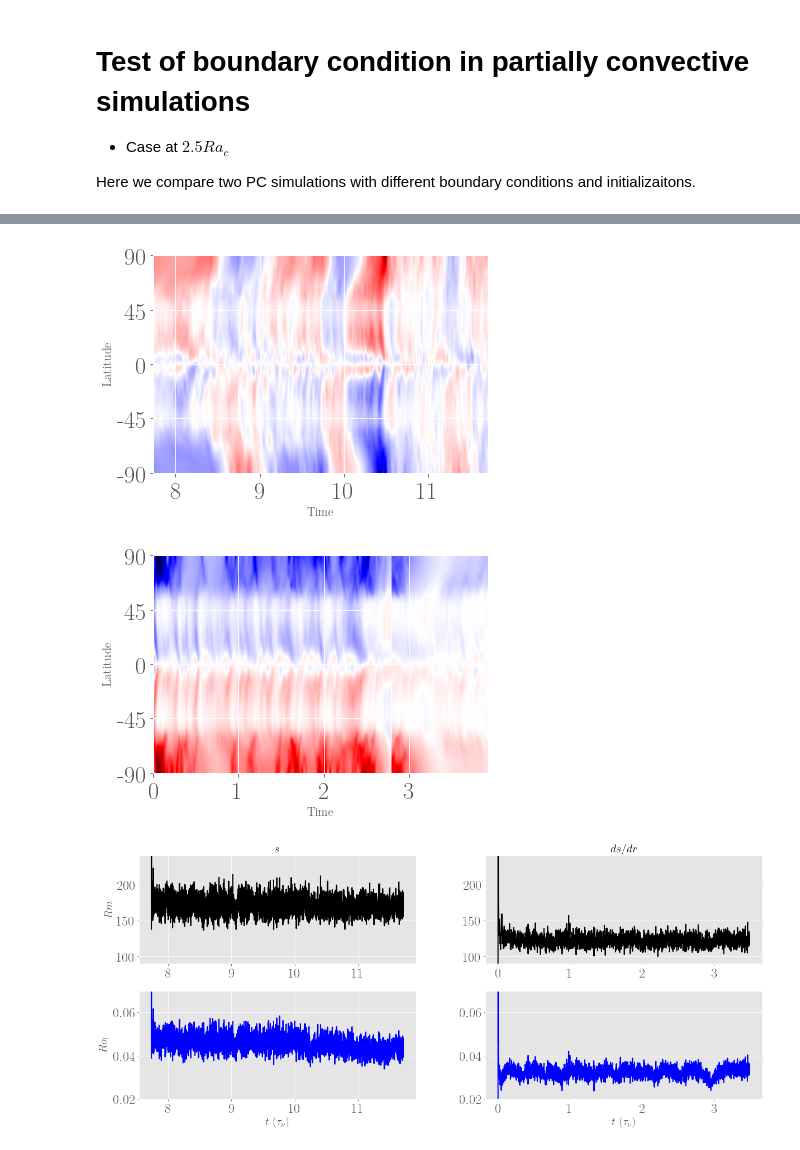
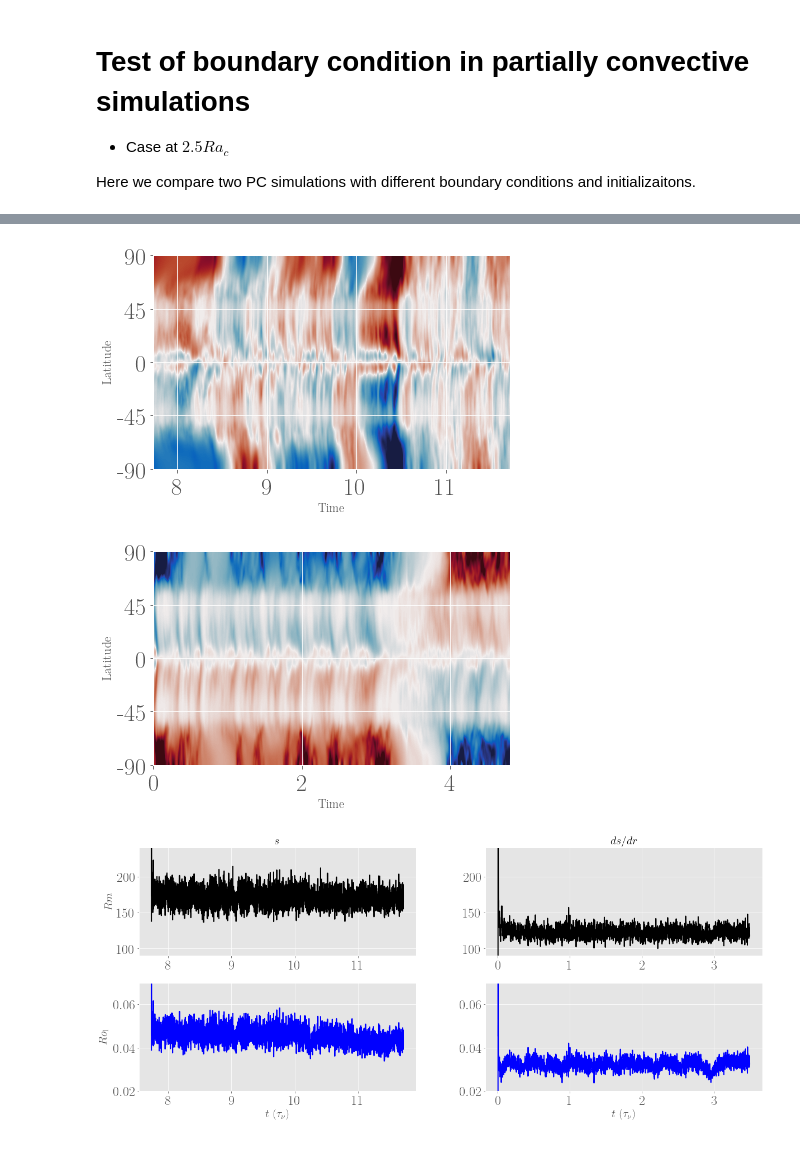
Before and after one commit to bzaire/Report_Sims, a Jupyter notebook: notebook3_2.ipynb, the cells around one changed output, grey strips where cells are left out. Saved outputs shown, nothing was run; the diff lists cells and outputs as text; code cells hidden in the pictures.

```diff
--- a/notebook3_2.ipynb
+++ b/notebook3_2.ipynb
@@ -4,10 +4,14 @@
 
 Here we compare two PC simulations with different boundary conditions and  initializaitons.
 # %%
-# Define paths of simulations to be compared
+#Paths for simulations and for the folder to store figures
+FIGS_DIR = "/Volumes/LaCie/Report_Sims/figs/"
 WORK_DIR = "/Volumes/LaCie/Simulations/mhd/"
+
 PATH1 = WORK_DIR + "Nr15Ek5Ra7dS200Pm5_bs" # Simulation with boundary condition S
 PATH2 = WORK_DIR + "Nr15Ek5Ra7dS200Pm5_bdsdr_init0" # Simulation with boundary condition ds/dr
+
+FIGNAME1 = 'PC_butterfly_'
 # %%
 # Read simulations' data
 os.chdir(PATH1)
@@ -36,26 +40,35 @@ ax[1].set_ylim((0.,1.))
 # %%
+import cmocean
+
 os.chdir(PATH1)
 b1 = Butterfly(file='Br_R=C1_mov.16', step=1, iplot=False)
 b2 = Butterfly(file='Br_R=C1_mov.17', step=1, iplot=False)
 b3 = Butterfly(file='Br_R=C1_mov.18', step=1, iplot=False)
 b4 = Butterfly(file='Br_R=C1_mov.19', step=1, iplot=False)
 b5 = Butterfly(file='Br_R=C1_mov.20', step=1, iplot=False)
 b6 = Butterfly(file='Br_R=C1_mov.21', step=1, iplot=False)
 b = b1 + b2 + b3 + b4 + b5 + b6
-b.plot(levels=33, cm='seismic', cut=0.6)
+b.plot(levels=33, cm=cmocean.cm.balance, cut=0.2)
+os.chdir(FIGS_DIR)
+plt.tight_layout()
+plt.savefig(FIGNAME1+'bs.png', dpi=100, transparent=True)
 
 os.chdir(PATH2)
 b1 = Butterfly(file='Br_R=C1_mov.1', step=1, iplot=False)
 b2 = Butterfly(file='Br_R=C1_mov.2', step=1, iplot=False)
 b3 = Butterfly(file='Br_R=C1_mov.3', step=1, iplot=False)
 b4 = Butterfly(file='Br_R=C1_mov.4', step=1, iplot=False)
 b5 = Butterfly(file='Br_R=C1_mov.5', step=1, iplot=False)
 b6 = Butterfly(file='Br_R=C1_mov.6', step=1, iplot=False)
-b = b1 + b2 + b3 + b4 + b5 + b6
-b.plot(levels=33, cm='seismic', cut=0.6)
+b7 = Butterfly(file='Br_R=C1_mov.7', step=1, iplot=False)
+b = b1 + b2 + b3 + b4 + b5 + b7
+b.plot(levels=33, cm=cmocean.cm.balance, cut=0.35)
+os.chdir(FIGS_DIR)
+plt.tight_layout()
+plt.savefig(FIGNAME1+'bdsdr.png', dpi=100, transparent=True)
 # %% [output]
-[figure, old version]
+[figure, new version]
-[figure, old version]
+[figure, new version]
 # %%
 import matplotlib.gridspec as gridspec
 
```
Also changed, not shown: parts of 9 cells of this notebook, 25 other files.
